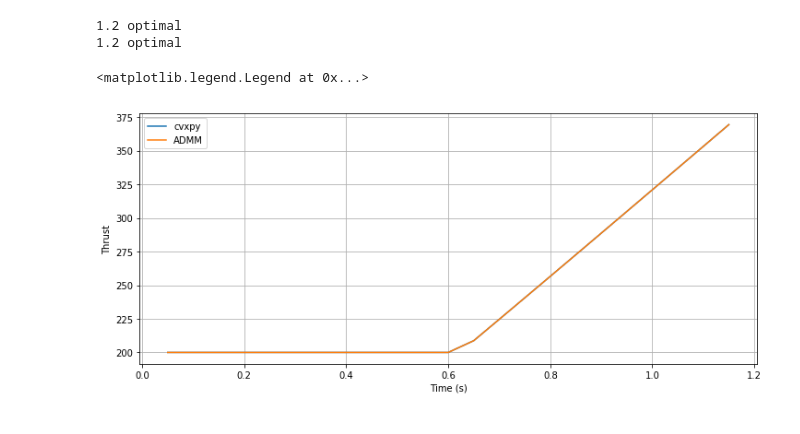
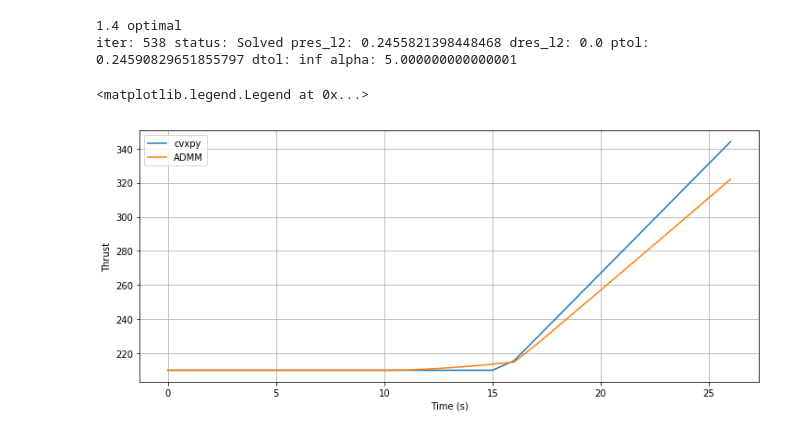
Before and after one commit to acsl-inha/drone_simulation, a Jupyter notebook: src/open_loop_thr_lower_bound_guidance.ipynb, the cells around one changed output. Cells and saved outputs as stored; diff of their text form; code cells hidden in the pictures.

```diff
--- a/src/open_loop_thr_lower_bound_guidance.ipynb
+++ b/src/open_loop_thr_lower_bound_guidance.ipynb
@@ -56,7 +56,7 @@ A[3,0::2] = -kt                  # yaw moment (CW rotors)
 A[3,1::2] =  kt                  # yaw moment (CCW rotors)
 pinvA = np.linalg.pinv(A)
 # %%
-def  compute_guidance_cvx(position, velocity, psi, tgo):
+def  compute_guidance_cvx(position, velocity, psi, tgo,ub,lb):
 
     delt = 0.05
     T = tgo
@@ -75,8 +75,8 @@ def  compute_guidance_cvx(position, velocity, psi, tgo):
 
     g_pin = np.zeros(3)
     g_pin[2] = 9.8
-    T2 = 720
-    T1 = 200
+    T2 = ub
+    T1 = lb
 
     T_c = cp.Variable((3*N))
     r_pin = cp.Variable((3,N+1))
@@ -84,7 +84,6 @@ def  compute_guidance_cvx(position, velocity, psi, tgo):
     gamma = cp.Variable((N))
 
     mag = cp.norm(gamma,2)
-    # obj = cp.Minimize(cp.norm(mag))
     # mag = cp.norm(T_c,2)
     obj = cp.Minimize(mag)
 
@@ -138,7 +137,7 @@ def  compute_guidance_cvx(position, velocity, psi, tgo):
 
     return np.array([thrust,phi_cmd,the_cmd,psi_cmd])
 # %%
-def ADMM_compute_guidance(position, velocity, psi, tgo):
+def ADMM_compute_guidance(position, velocity, psi, tgo,ub,lb):
     delt = 0.05
     T = tgo
     N = int(T/delt)
@@ -147,8 +146,8 @@ def ADMM_compute_guidance(position, velocity, psi, tgo):
         thrust, phi_cmd, the_cmd, psi_cmd = 0, 0, 0, 0
         return np.array([thrust,phi_cmd,the_cmd,psi_cmd])
 
-    Tc = 720
-    Tc_lower = 200
+    Tc = ub
+    Tc_lower = lb
     rho = 1e10
 
     G = np.zeros((3,3*N))
@@ -190,7 +189,7 @@ def ADMM_compute_guidance(position, velocity, psi, tgo):
     tau_incr,tau_decr = 2,2
     status = "Infeasible"
 
-    max_iter = 50
+    max_iter = 1000
 
     for i in range(max_iter):
         A_all = ssp.vstack((A,ssp.csr_matrix(2*I/np.sqrt(rho))))
@@ -227,9 +226,9 @@ def ADMM_compute_guidance(position, velocity, psi, tgo):
 
 
         alpha = 4/np.pi*np.arctan((np.linalg.norm(r_des-r_0)**2)-2) + 5
-        abstol, reltol = 1/rho, 1e-4*1.95
+        abstol, reltol = 1/rho, 1e-4*2
         ptol = np.sqrt(3*N+6)*abstol + reltol*max( np.linalg.norm(A*x), np.linalg.norm(B*z), y_l2)
-        dtol = np.sqrt(3*N)*abstol + reltol*np.linalg.norm(A.T@u*rho)
+        dtol = np.sqrt(3*N)*abstol + reltol*np.linalg.norm(A.T@(u*rho))
 
         z_last = z
 
@@ -245,12 +244,14 @@ def ADMM_compute_guidance(position, velocity, psi, tgo):
             rho = rho
 
     print("iter:",i,"status:",status,"pres_l2:",primal_res_l2, "dres_l2:",dual_res_l2,"ptol:", ptol,"dtol:",dtol,"alpha:",alpha)
+    # print(np.linalg.norm(u*rho))
 
     if position[2]>=0 or istop == 0 or status == "Infeasible":
-        thrust, phi_cmd, the_cmd, psi_cmd = 0, 0, 0, 0
+        zero = np.zeros(N)
+        thrust, phi_cmd, the_cmd, psi_cmd = zero, zero, zero, zero
 
     else:
-        opt_T_c = np.reshape(T_c.value,(3,N),order='F')
+        opt_T_c = np.reshape(z,(3,N),order='F')
         T_n, T_e, T_d = opt_T_c[0,:],opt_T_c[1,:],opt_T_c[2,:]
         T_a =  T_n*np.cos(psi) + T_e*np.sin(psi)
         T_b = -T_n*np.sin(psi) + T_e*np.cos(psi)
@@ -265,23 +266,26 @@ def ADMM_compute_guidance(position, velocity, psi, tgo):
 position = np.array([1,2,-1])
 velocity = np.array([0,0,0])
 psi = 0
-tgo = 1.2
+tgo = 1.4
 dt = 0.05
-t = np.arange(0.05, tgo, dt)
+ub = 720
+lb = 210
 
-thrust, phi_cmd, the_cmd, psi_cmd = compute_guidance_cvx(position, velocity, psi, tgo)
-thrust_admm, phi_cmd_admm, the_cmd_admm, psi_cmd_admm = compute_guidance_cvx(position, velocity, psi, tgo)
+t = np.arange(0., tgo, dt)
+
+thrust, phi_cmd, the_cmd, psi_cmd = compute_guidance_cvx(position, velocity, psi, tgo,ub,lb)
+thrust_admm, phi_cmd_admm, the_cmd_admm, psi_cmd_admm = ADMM_compute_guidance(position, velocity, psi, tgo,ub,lb)
 # %% [output]
-1.2 optimal
-1.2 optimal
+1.4 optimal
+iter: 538 status: Solved pres_l2: 0.2455821398448468 dres_l2: 0.0 ptol: 0.24590829651855797 dtol: inf alpha: 5.000000000000001
 # %%
 plt.figure(num=6, figsize=(12,5))
-plt.plot(t,thrust,label='cvxpy')
-plt.plot(t,thrust_admm,label='ADMM')
+plt.plot(thrust,label='cvxpy')
+plt.plot(thrust_admm,label='ADMM')
 plt.ylabel("Thrust")
 plt.xlabel("Time (s)")
 plt.grid()
 plt.legend()
 # %% [output]
 <matplotlib.legend.Legend at 0x...>
-[figure, old version]
+[figure, new version]
```
Also changed, not shown: 1 other file.
